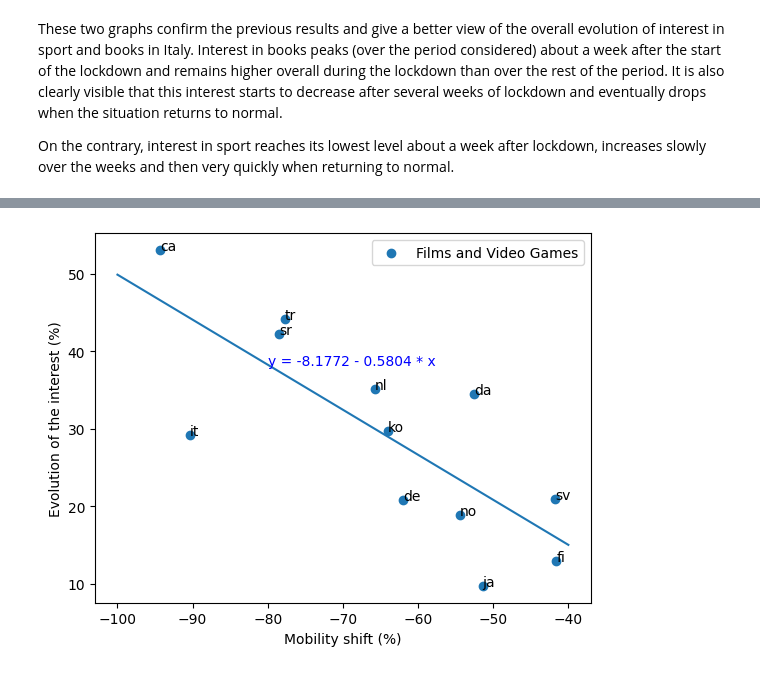
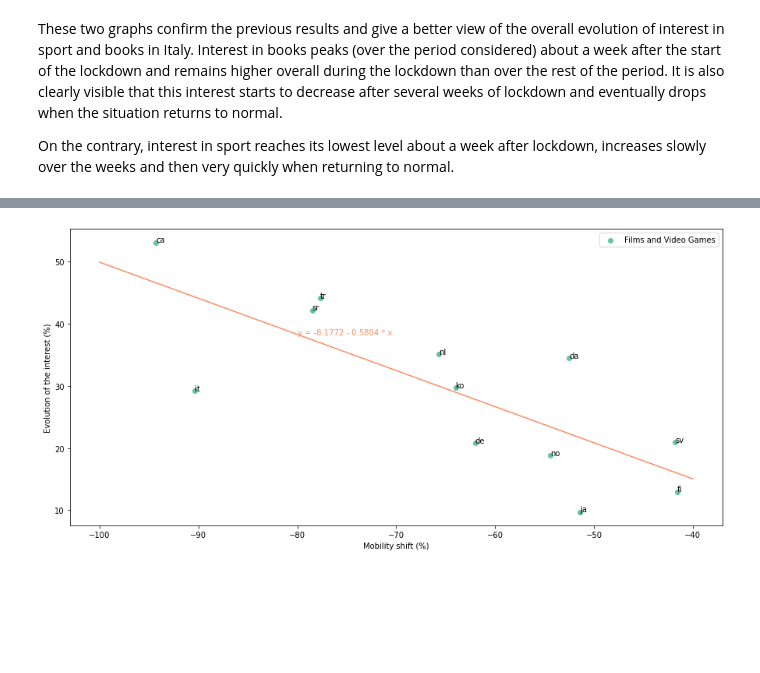
Before and after one commit to epfl-ada/ada-2022-project-datamineurs, a Jupyter notebook: ADA_coronawiki_project.ipynb, the cells around one changed output, grey strips where cells are left out. Drawn from its saved outputs; the diff is of its cells as text; code cells hidden in the pictures; blank space fills up the shorter version.

```diff
--- a/ADA_coronawiki_project.ipynb
+++ b/ADA_coronawiki_project.ipynb
@@ -649,4 +649,5 @@ plt.show()
 # %%
+import seaborn as sns
 # Now we will focus on the last two lines of the matrix which correspond to video games and movies
 
 # We will do a plot where each point represents a version of wikipedia, with the mobility shift in the associated country on the x-axis and the gain in interest in films and video games on the y-axis (weighted average of the two subjects).
@@ -669,7 +670,9 @@ videogames_total = np.array(videogames_total)
 # The y-axis is the average of the gain in interest in videogames and films weighted by the number of visits for these two topics
 Y = (np.array(A[16, :]) * films_total + np.array(A[17,:]) * videogames_total) / (films_total + videogames_total)
 
-plt.scatter(X, Y, label = 'Films and Video Games')
+colors = sns.color_palette('Set2')
+plt.figure(figsize=(15,7))
+plt.scatter(X, Y, color = colors[0], label = 'Films and Video Games')
 plt.xlabel('Mobility shift (%)')
 plt.ylabel('Evolution of the interest (%)')
 
@@ -695,9 +698,10 @@ res = mod.fit()
 
 print(res.summary())
 
-plt.scatter(X, Y, label = 'Films and Video Games')
-plt.plot(np.linspace(-100,-40,3), [-8.1772 - 0.5804 * k for k in np.linspace(-100,-40,3)])
-plt.text(-80, -8.1772 - 0.5804 * (-80), 'y = -8.1772 - 0.5804 * x', color = 'blue')
+plt.figure(figsize=(15,7))
+plt.scatter(X, Y, color = colors[0], label = 'Films and Video Games')
+plt.plot(np.linspace(-100,-40,3), [-8.1772 - 0.5804 * k for k in np.linspace(-100,-40,3)], color = colors[1])
+plt.text(-80, -8.1772 - 0.5804 * (-80), 'y = -8.1772 - 0.5804 * x', color = colors[1])
 plt.xlabel('Mobility shift (%)')
 plt.ylabel('Evolution of the interest (%)')
 
@@ -717,11 +721,11 @@ Time:                        16:43:26   Log-Likelihood:                -41.962
 No. Observations:                  12   AIC:                             87.92
 Df Residuals:                      10   BIC:                             88.89
 Df Model:                           1
 Covariance Type:            nonrobust
 ==================================================================================
 ... (9 lines left out)
 ==============================================================================
 
 Notes:
 [1] Standard Errors assume that the covariance matrix of the errors is correctly specified.
-[figure, old version]
+[figure, new version]
```
Also changed, not shown: parts of 4 cells of this notebook.
